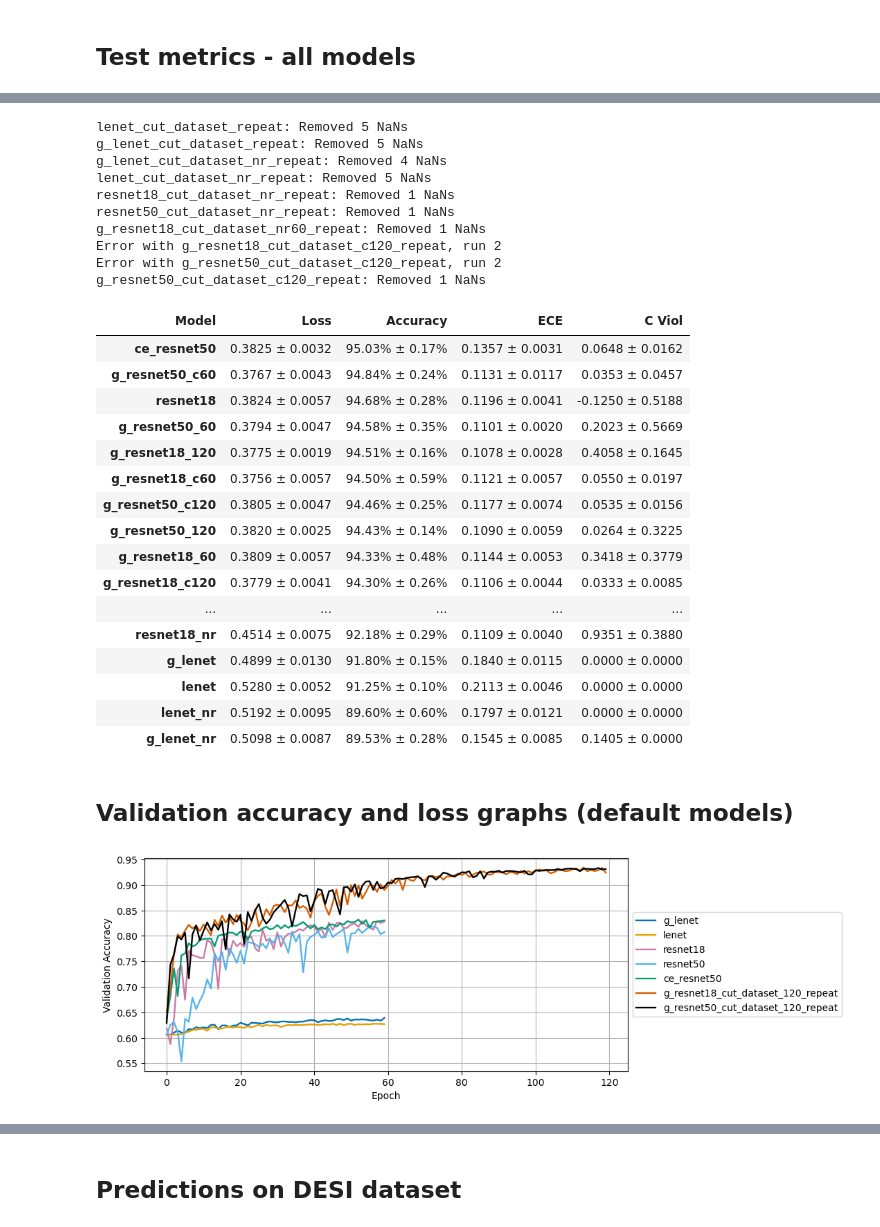
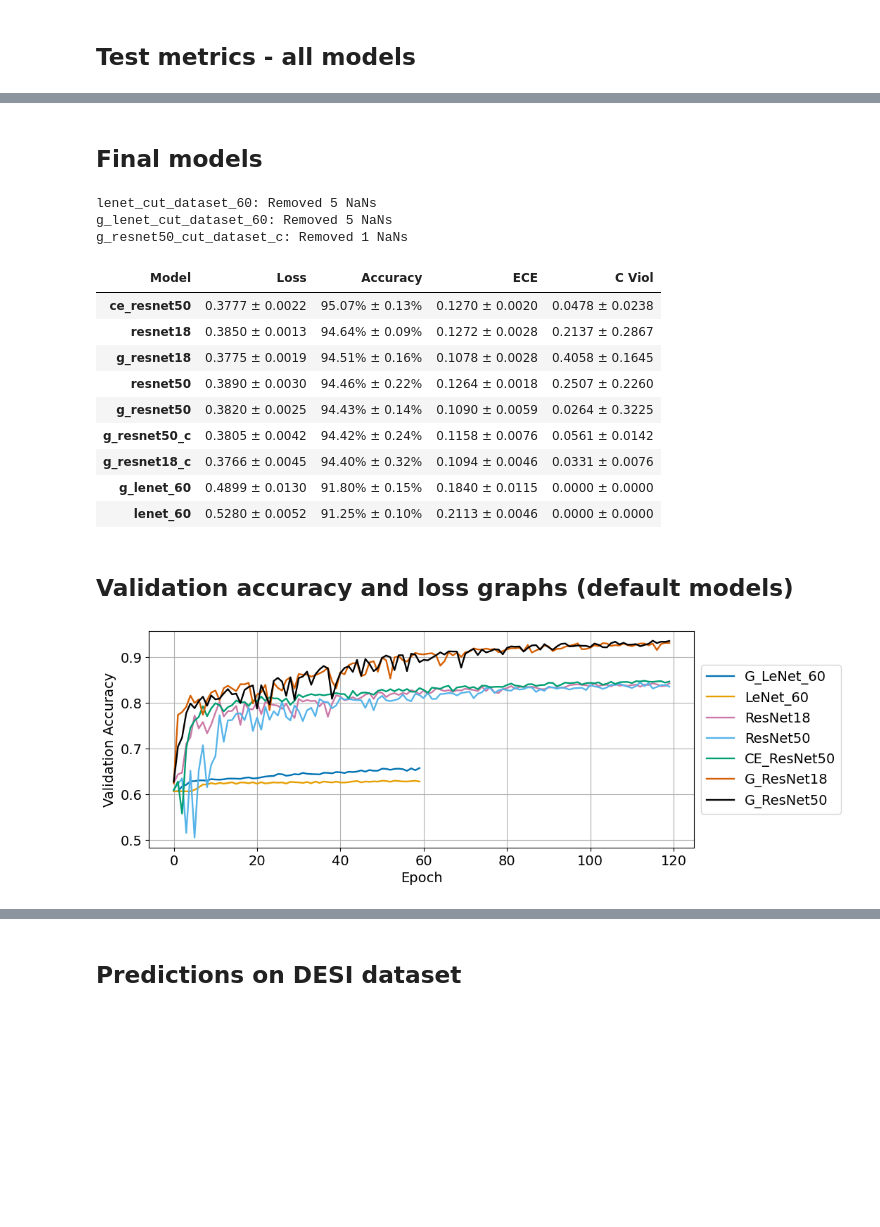
Before and after one commit to neil-power/mphys-galaxy, a Jupyter notebook: Code/model_metrics.ipynb, the cells around one changed output, grey strips where cells are left out. Cells and saved outputs as stored; diff of their text form; code cells hidden in the pictures; blank space fills up the shorter version.

```diff
--- a/Code/model_metrics.ipynb
+++ b/Code/model_metrics.ipynb
@@ -138,53 +212,28 @@ g_resnet50_cut_dataset_c120_repeat: Removed 1 NaNs
+# %% [markdown]
+## Final models
 # %%
-all_models = ['lenet_cut_dataset_repeat',
-             'g_lenet_cut_dataset_repeat',
-             'resnet18_cut_dataset_repeat',
-             'resnet50_cut_dataset_repeat',
-             'ce_resnet50_cut_dataset_repeat',
-             'g_resnet18_cut_dataset_60_repeat',
-             'g_resnet50_cut_dataset_60_repeat',
-             'g_resnet18_cut_dataset_120_repeat',
-             'g_resnet50_cut_dataset_120_repeat',
-
-             'g_lenet_cut_dataset_nr_repeat',
-             'lenet_cut_dataset_nr_repeat',
-             'resnet18_cut_dataset_nr_repeat',
-             'resnet50_cut_dataset_nr_repeat',
-             'ce_resnet50_cut_dataset_nr_repeat',
-             'g_resnet18_cut_dataset_nr60_repeat',
-             'g_resnet50_cut_dataset_nr60_repeat',
-
-             'g_resnet18_cut_dataset_c60_repeat',
-             'g_resnet50_cut_dataset_c60_repeat',
-             'g_resnet18_cut_dataset_c120_repeat',
-             'g_resnet50_cut_dataset_c120_repeat']
-repeat_metrics = get_results_runs(all_models,'test',METRICS_PATH)
+all_models = ['lenet_cut_dataset_60',
+             'g_lenet_cut_dataset_60',
+             'resnet18_cut_dataset',
+             'resnet50_cut_dataset',
+             'ce_resnet50_cut_dataset',
+             'g_resnet18_cut_dataset',
+             'g_resnet50_cut_dataset',
+             'g_resnet18_cut_dataset_c',
+             'g_resnet50_cut_dataset_c']
+repeat_metrics = get_results_runs(all_models,'test',METRICS_PATH,print_latex=False)
 repeat_metrics.sort_values('Accuracy',ascending=False).head(len(all_models))
 # %% [output]
-lenet_cut_dataset_repeat: Removed 5 NaNs
-g_lenet_cut_dataset_repeat: Removed 5 NaNs
-g_lenet_cut_dataset_nr_repeat: Removed 4 NaNs
-lenet_cut_dataset_nr_repeat: Removed 5 NaNs
-resnet18_cut_dataset_nr_repeat: Removed 1 NaNs
-resnet50_cut_dataset_nr_repeat: Removed 1 NaNs
-g_resnet18_cut_dataset_nr60_repeat: Removed 1 NaNs
-Error with g_resnet18_cut_dataset_c120_repeat, run 2
-Error with g_resnet50_cut_dataset_c120_repeat, run 2
-g_resnet50_cut_dataset_c120_repeat: Removed 1 NaNs
+lenet_cut_dataset_60: Removed 5 NaNs
+g_lenet_cut_dataset_60: Removed 5 NaNs
+g_resnet50_cut_dataset_c: Removed 1 NaNs
 | Model | Loss | Accuracy | ECE | C Viol |
-| ce_resnet50 | 0.3825 ± 0.0032 | 95.03% ± 0.17% | 0.1357 ± 0.0031 | 0.0648 ± 0.0162 |
-| g_resnet50_c60 | 0.3767 ± 0.0043 | 94.84% ± 0.24% | 0.1131 ± 0.0117 | 0.0353 ± 0.0457 |
-| resnet18 | 0.3824 ± 0.0057 | 94.68% ± 0.28% | 0.1196 ± 0.0041 | -0.1250 ± 0.5188 |
-| g_resnet50_60 | 0.3794 ± 0.0047 | 94.58% ± 0.35% | 0.1101 ± 0.0020 | 0.2023 ± 0.5669 |
-| g_resnet18_120 | 0.3775 ± 0.0019 | 94.51% ± 0.16% | 0.1078 ± 0.0028 | 0.4058 ± 0.1645 |
-| g_resnet18_c60 | 0.3756 ± 0.0057 | 94.50% ± 0.59% | 0.1121 ± 0.0057 | 0.0550 ± 0.0197 |
-| g_resnet50_c120 | 0.3805 ± 0.0047 | 94.46% ± 0.25% | 0.1177 ± 0.0074 | 0.0535 ± 0.0156 |
-| g_resnet50_120 | 0.3820 ± 0.0025 | 94.43% ± 0.14% | 0.1090 ± 0.0059 | 0.0264 ± 0.3225 |
-| g_resnet18_60 | 0.3809 ± 0.0057 | 94.33% ± 0.48% | 0.1144 ± 0.0053 | 0.3418 ± 0.3779 |
-| g_resnet18_c120 | 0.3779 ± 0.0041 | 94.30% ± 0.26% | 0.1106 ± 0.0044 | 0.0333 ± 0.0085 |
-| ... | ... | ... | ... | ... |
-| resnet18_nr | 0.4514 ± 0.0075 | 92.18% ± 0.29% | 0.1109 ± 0.0040 | 0.9351 ± 0.3880 |
-| g_lenet | 0.4899 ± 0.0130 | 91.80% ± 0.15% | 0.1840 ± 0.0115 | 0.0000 ± 0.0000 |
-| lenet | 0.5280 ± 0.0052 | 91.25% ± 0.10% | 0.2113 ± 0.0046 | 0.0000 ± 0.0000 |
-| lenet_nr | 0.5192 ± 0.0095 | 89.60% ± 0.60% | 0.1797 ± 0.0121 | 0.0000 ± 0.0000 |
-| g_lenet_nr | 0.5098 ± 0.0087 | 89.53% ± 0.28% | 0.1545 ± 0.0085 | 0.1405 ± 0.0000 |
+| ce_resnet50 | 0.3777 ± 0.0022 | 95.07% ± 0.13% | 0.1270 ± 0.0020 | 0.0478 ± 0.0238 |
+| resnet18 | 0.3850 ± 0.0013 | 94.64% ± 0.09% | 0.1272 ± 0.0028 | 0.2137 ± 0.2867 |
+| g_resnet18 | 0.3775 ± 0.0019 | 94.51% ± 0.16% | 0.1078 ± 0.0028 | 0.4058 ± 0.1645 |
+| resnet50 | 0.3890 ± 0.0030 | 94.46% ± 0.22% | 0.1264 ± 0.0018 | 0.2507 ± 0.2260 |
+| g_resnet50 | 0.3820 ± 0.0025 | 94.43% ± 0.14% | 0.1090 ± 0.0059 | 0.0264 ± 0.3225 |
+| g_resnet50_c | 0.3805 ± 0.0042 | 94.42% ± 0.24% | 0.1158 ± 0.0076 | 0.0561 ± 0.0142 |
+| g_resnet18_c | 0.3766 ± 0.0045 | 94.40% ± 0.32% | 0.1094 ± 0.0046 | 0.0331 ± 0.0076 |
+| g_lenet_60 | 0.4899 ± 0.0130 | 91.80% ± 0.15% | 0.1840 ± 0.0115 | 0.0000 ± 0.0000 |
+| lenet_60 | 0.5280 ± 0.0052 | 91.25% ± 0.10% | 0.2113 ± 0.0046 | 0.0000 ± 0.0000 |
@@ -222,7 +261,7 @@ def plot_combined_metrics(model_ids,metric,metric_label):
     ax1.grid()
     plt.show()
 # %%
-plot_combined_metrics(repeat_model_ids,'val_acc','Validation Accuracy')
+plot_combined_metrics(repeat_model_ids,'val_acc','Validation Accuracy',4)
 # %% [output]
-[figure, old version]
+[figure, new version]
 # %%
```
Also changed, not shown: parts of 28 cells of this notebook, 2 other files.
